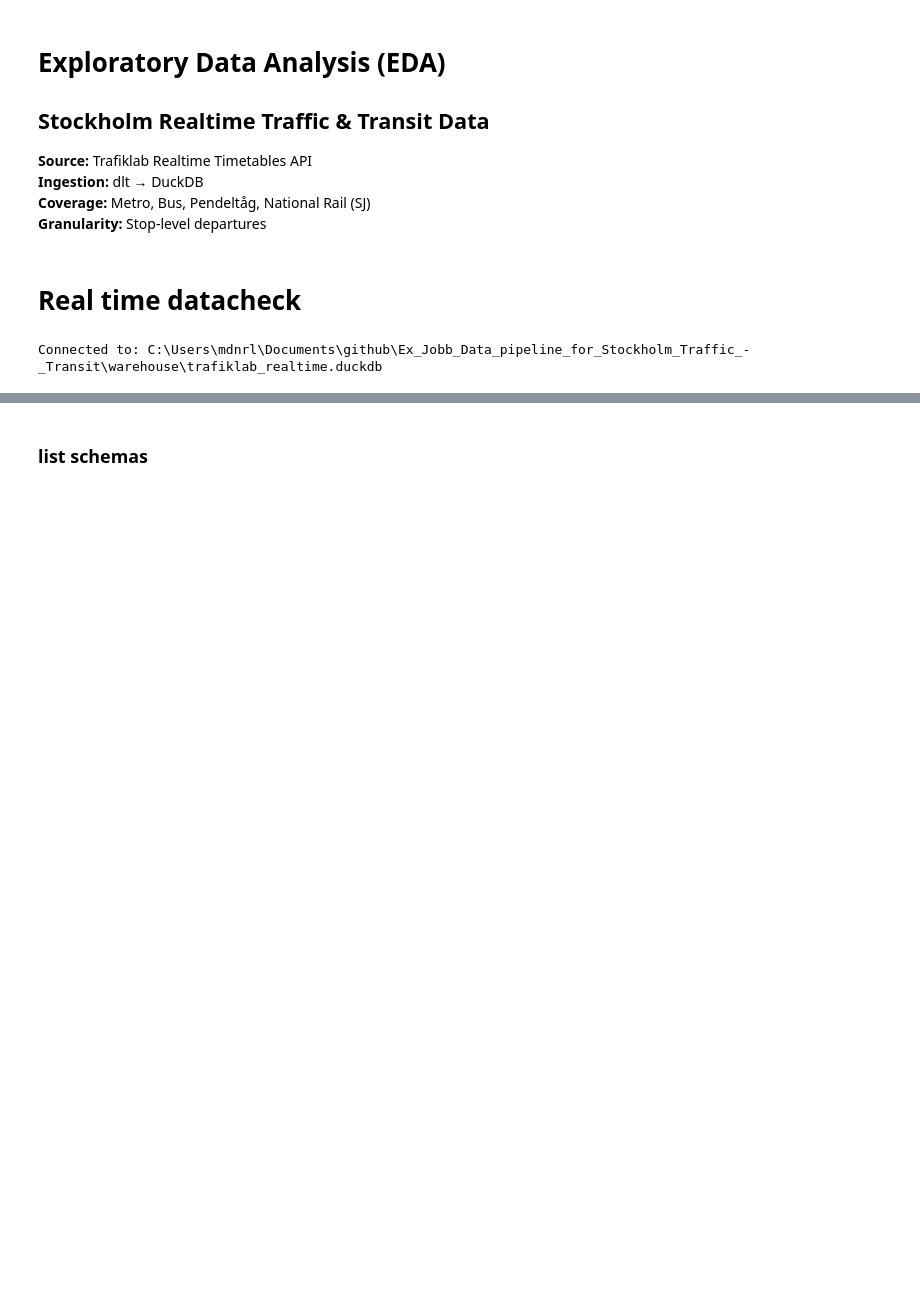
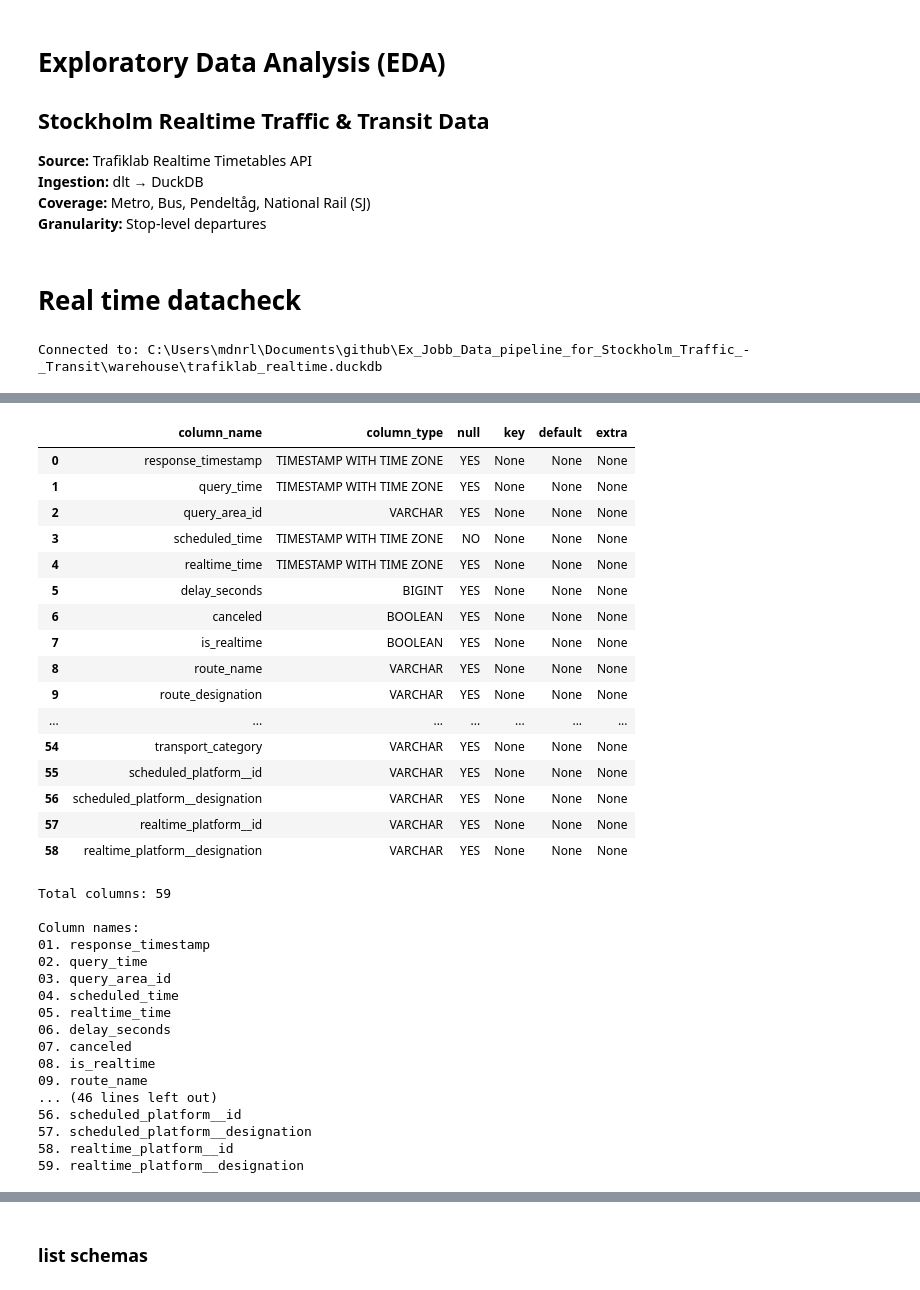
Before and after one commit to mohammadnurulhassan/Ex_Jobb_Data_pipeline_for_Stockholm_Traffic_-_Transit, a Jupyter notebook: notebooks/realtime_depature.ipynb, the cells around one changed output, grey strips where cells are left out. Drawn from its saved outputs; the diff is of its cells as text; code cells hidden in the pictures; blank space fills up the shorter version.

```diff
--- a/notebooks/realtime_depature.ipynb
+++ b/notebooks/realtime_depature.ipynb
@@ -26,0 +45,43 @@ Connected to: C:\Users\mdnrl\Documents\github\Ex_Jobb_Data_pipeline_for_Stockhol
+# %%
+cols = con.execute(f"DESCRIBE SELECT * FROM {TABLE};").fetchdf()
+display(cols)
+
+print("Total columns:", len(cols))
+print("\nColumn names:")
+for i, c in enumerate(cols["column_name"], 1):
+    print(f"{i:02d}. {c}")
+# %% [output]
+|  | column_name | column_type | null | key | default | extra |
+| 0 | response_timestamp | TIMESTAMP WITH TIME ZONE | YES | None | None | None |
+| 1 | query_time | TIMESTAMP WITH TIME ZONE | YES | None | None | None |
+| 2 | query_area_id | VARCHAR | YES | None | None | None |
+| 3 | scheduled_time | TIMESTAMP WITH TIME ZONE | NO | None | None | None |
+| 4 | realtime_time | TIMESTAMP WITH TIME ZONE | YES | None | None | None |
+| 5 | delay_seconds | BIGINT | YES | None | None | None |
+| 6 | canceled | BOOLEAN | YES | None | None | None |
+| 7 | is_realtime | BOOLEAN | YES | None | None | None |
+| 8 | route_name | VARCHAR | YES | None | None | None |
+| 9 | route_designation | VARCHAR | YES | None | None | None |
+| ... | ... | ... | ... | ... | ... | ... |
+| 54 | transport_category | VARCHAR | YES | None | None | None |
+| 55 | scheduled_platform__id | VARCHAR | YES | None | None | None |
+| 56 | scheduled_platform__designation | VARCHAR | YES | None | None | None |
+| 57 | realtime_platform__id | VARCHAR | YES | None | None | None |
+| 58 | realtime_platform__designation | VARCHAR | YES | None | None | None |
+Total columns: 59
+
+Column names:
+01. response_timestamp
+02. query_time
+03. query_area_id
+04. scheduled_time
+05. realtime_time
+06. delay_seconds
+07. canceled
+08. is_realtime
+09. route_name
+... (46 lines left out)
+56. scheduled_platform__id
+57. scheduled_platform__designation
+58. realtime_platform__id
+59. realtime_platform__designation
```
Also changed, not shown: parts of 4 cells of this notebook, 8 other files.
